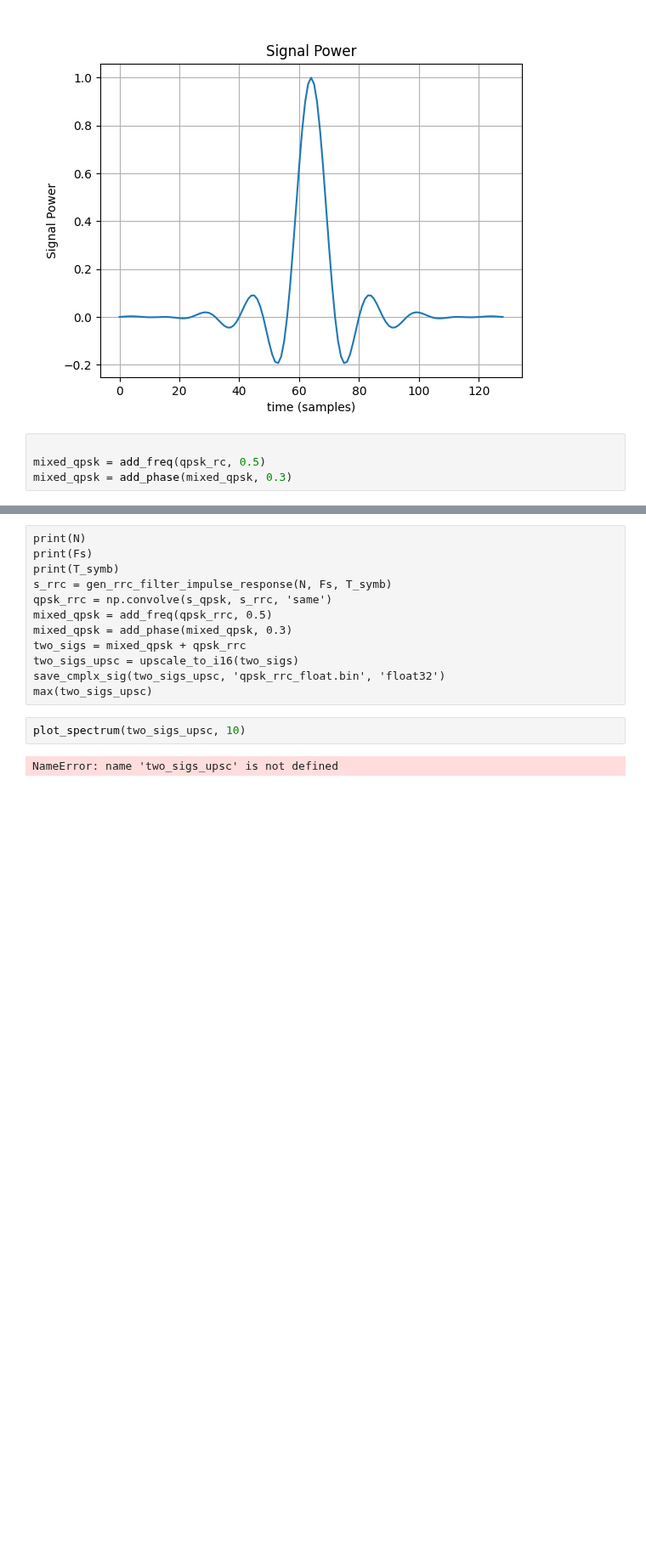
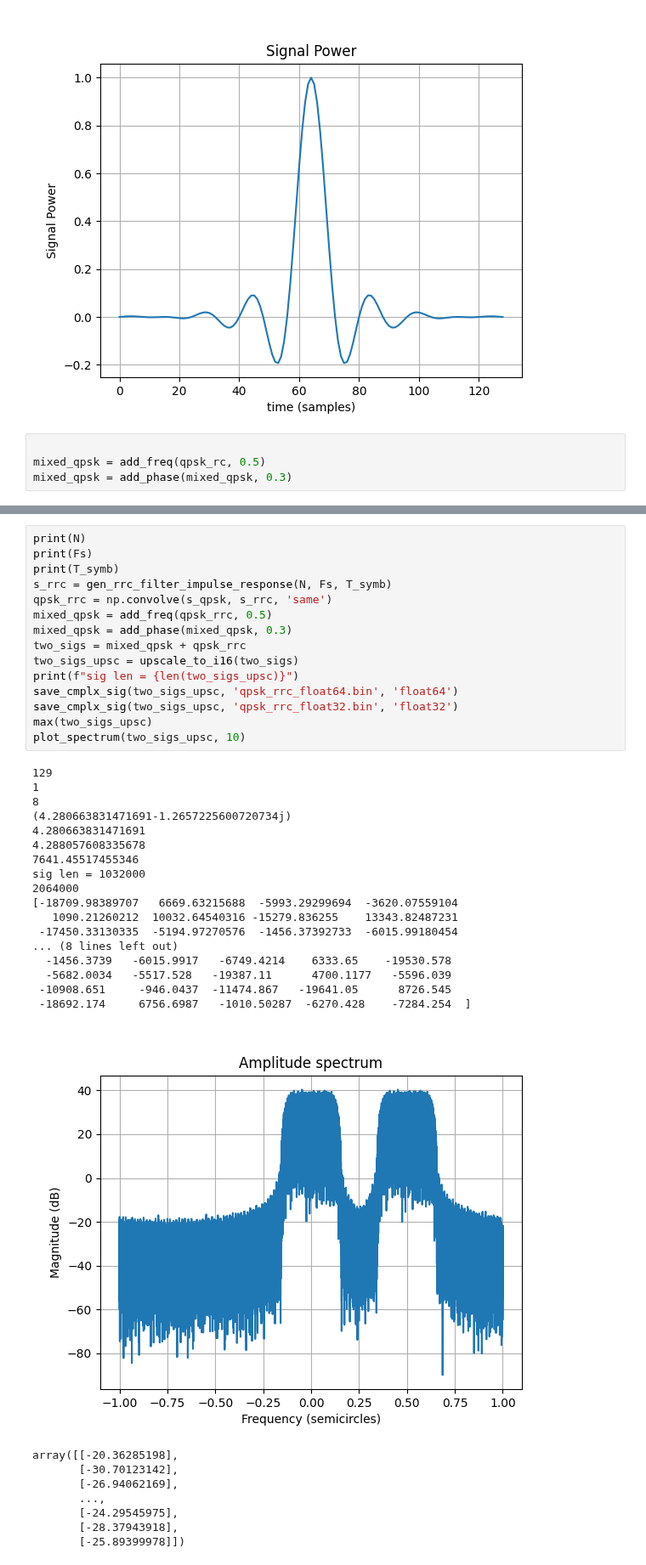
Before and after one commit to incredibleSaint/signal_processing, a Jupyter notebook: generate_cmplx_signal.ipynb, the cells around one changed output, grey strips where cells are left out. Shown at 85% size. Saved outputs shown, nothing was run; the diff lists cells and outputs as text; blank space fills up the shorter version.

```diff
--- a/generate_cmplx_signal.ipynb
+++ b/generate_cmplx_signal.ipynb
@@ -396,19 +385,44 @@ array([[-36.82201083],
-# %% [raw]
-print(N)
-print(Fs)
-print(T_symb)
-s_rrc = gen_rrc_filter_impulse_response(N, Fs, T_symb)
-qpsk_rrc = np.convolve(s_qpsk, s_rrc, 'same')
-mixed_qpsk = add_freq(qpsk_rrc, 0.5)
-mixed_qpsk = add_phase(mixed_qpsk, 0.3)
-two_sigs = mixed_qpsk + qpsk_rrc
-two_sigs_upsc = upscale_to_i16(two_sigs)
-save_cmplx_sig(two_sigs_upsc, 'qpsk_rrc_float.bin', 'float32')
-max(two_sigs_upsc)
 # %%
+print(N)
+print(Fs)
+print(T_symb)
+s_rrc = gen_rrc_filter_impulse_response(N, Fs, T_symb)
+qpsk_rrc = np.convolve(s_qpsk, s_rrc, 'same')
+mixed_qpsk = add_freq(qpsk_rrc, 0.5)
+mixed_qpsk = add_phase(mixed_qpsk, 0.3)
+two_sigs = mixed_qpsk + qpsk_rrc
+two_sigs_upsc = upscale_to_i16(two_sigs)
+print(f"sig len = {len(two_sigs_upsc)}")
+save_cmplx_sig(two_sigs_upsc, 'qpsk_rrc_float64.bin', 'float64')
+save_cmplx_sig(two_sigs_upsc, 'qpsk_rrc_float32.bin', 'float32')
+max(two_sigs_upsc)
 plot_spectrum(two_sigs_upsc, 10)
 # %% [output]
-NameError: name 'two_sigs_upsc' is not defined
+129
+1
+8
+(4.280663831471691-1.2657225600720734j)
+4.280663831471691
+4.288057608335678
+7641.45517455346
+sig len = 1032000
+2064000
+[-18709.98389707   6669.63215688  -5993.29299694  -3620.07559104
+   1090.21260212  10032.64540316 -15279.836255    13343.82487231
+ -17450.33130335  -5194.97270576  -1456.37392733  -6015.99180454
+... (8 lines left out)
+  -1456.3739   -6015.9917   -6749.4214    6333.65    -19530.578
+  -5682.0034   -5517.528   -19387.11      4700.1177   -5596.039
+ -10908.651     -946.0437  -11474.867   -19641.05      8726.545
+ -18692.174     6756.6987   -1010.50287  -6270.428    -7284.254  ]
+[figure, added]
+array([[-20.36285198],
+       [-30.70123142],
+       [-26.94062169],
+       ...,
+       [-24.29545975],
+       [-28.37943918],
+       [-25.89399978]])
 # %%
 qpsk_rrc_rrc = np.convolve(two_sigs, s_rrc, 'same')
 two_sigs_upsc = upscale_to_i16(qpsk_rrc_rrc)
```
Also changed, not shown: parts of 8 cells of this notebook, 2 other files.
